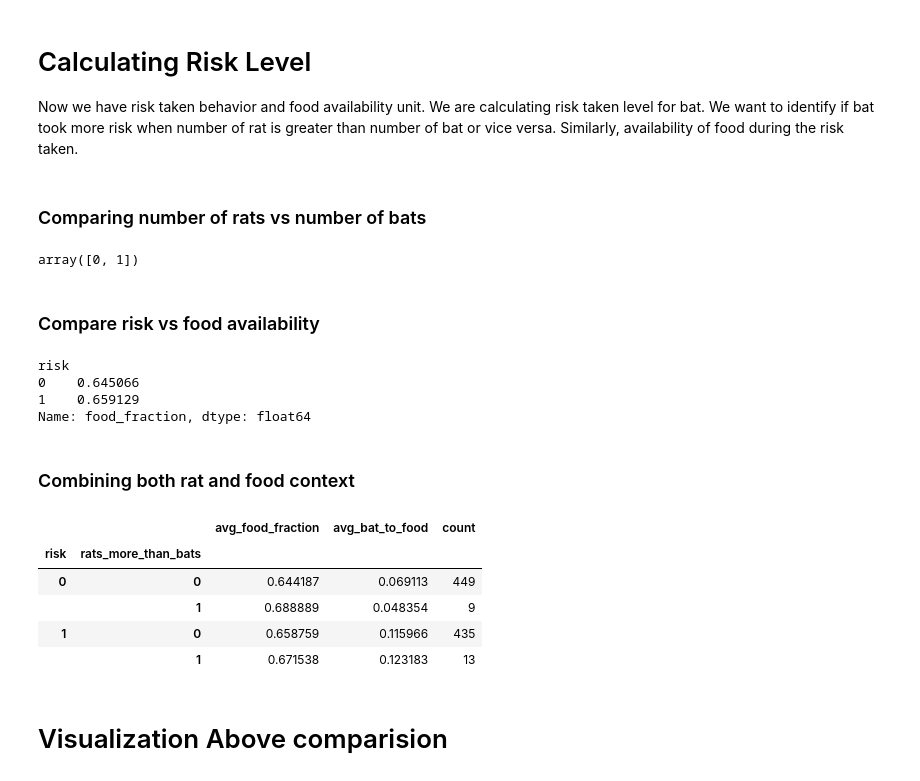
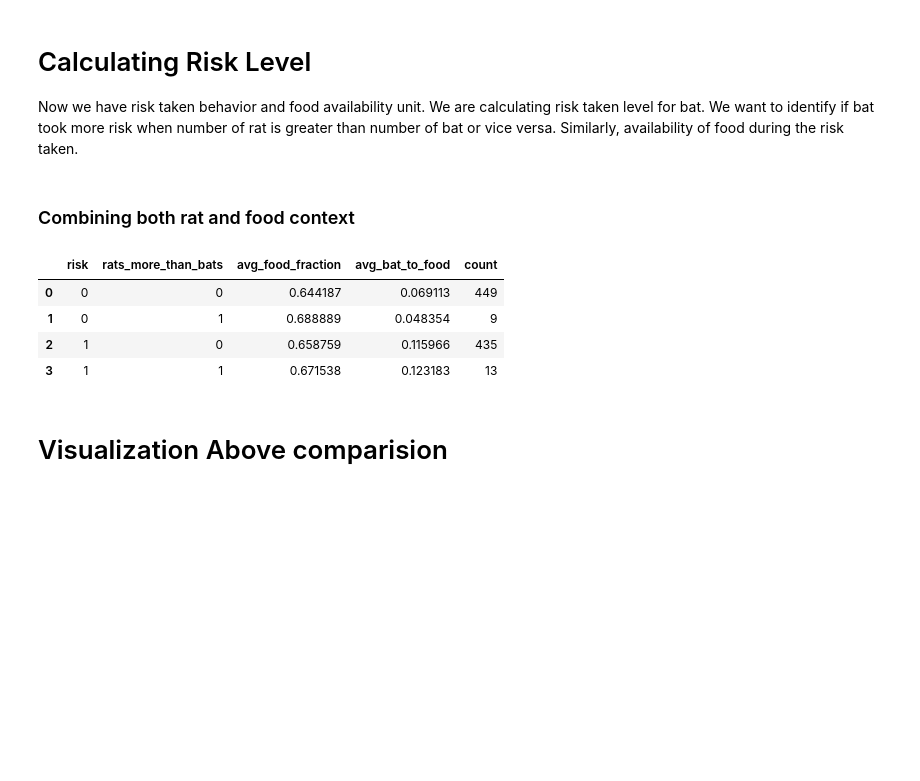
Before and after one commit to ANeupane30/DSFoundation_assignment, a Jupyter notebook: relation.ipynb, the cells around one changed output. Cells and saved outputs as stored; diff of their text form; code cells hidden in the pictures; blank space fills up the shorter version.

```diff
--- a/relation.ipynb
+++ b/relation.ipynb
@@ -93,15 +106,15 @@ memory usage: 163.8+ KB
 In this section,we are confirming if there was rat on food platform when bat landed.
 # %%
-# Method 1
+# #Method 1
 # data['rat_present'] = (
 #     (data['start_time'] >= data['rat_period_start']) &
 #     (data['start_time'] <= data['rat_period_end'])
 # )
-# # data['rat_present'] = data['rat_present'].astype(int)
+# data['rat_present'] = data['rat_present'].astype(int)
 
 
 # Method 2
-data['rat_present'] = data['rat_minutes'].fillna(0) > 0
+data['rat_present'] = data['rat_arrival_number'].fillna(0) > 0
 data['rat_present'] = data['rat_present'].astype(int)
-data['rat_present'].unique()
+data['rat_present'].value_counts()
 # %% [output]
@@ -145,37 +179,20 @@ Name: food_fraction, Length: 906, dtype: float64
 # %% [markdown]
 # Calculating Risk Level
 Now we have risk taken behavior and food availability unit. We are calculating risk taken level for bat. We want to identify if bat took more risk when number of rat is greater than number of bat or vice versa. Similarly, availability of food during the risk taken.
-# %% [markdown]
-### Comparing number of rats vs number of bats
-# %%
-data['rats_more_than_bats'] = (data['rat_arrival_number'] > data['bat_count']).astype(int)
-data['rats_more_than_bats'].unique()
-# %% [output]
-array([0, 1])
-# %% [markdown]
-### Compare risk vs food availability
-# %%
-data.groupby('risk')['food_fraction'].mean()
-# %% [output]
-risk
-0    0.645066
-1    0.659129
-Name: food_fraction, dtype: float64
 # %% [markdown]
 ### Combining both rat and food context
 # %%
 summary = data.groupby(['risk', 'rats_more_than_bats']).agg(
     avg_food_fraction = ('food_fraction', 'mean'),
     avg_bat_to_food = ('bat_landing_to_food_min', 'mean'),
     count = ('start_time', 'count')
-)
+).reset_index()
 summary
 # %% [output]
-|  |  | avg_food_fraction | avg_bat_to_food | count |
-| risk | rats_more_than_bats |  |  |  |
-| 0 | 0 | 0.644187 | 0.069113 | 449 |
-|  | 1 | 0.688889 | 0.048354 | 9 |
-| 1 | 0 | 0.658759 | 0.115966 | 435 |
-|  | 1 | 0.671538 | 0.123183 | 13 |
+|  | risk | rats_more_than_bats | avg_food_fraction | avg_bat_to_food | count |
+| 0 | 0 | 0 | 0.644187 | 0.069113 | 449 |
+| 1 | 0 | 1 | 0.688889 | 0.048354 | 9 |
+| 2 | 1 | 0 | 0.658759 | 0.115966 | 435 |
+| 3 | 1 | 1 | 0.671538 | 0.123183 | 13 |
 # %% [markdown]
 # Visualization Above comparision
```
Also changed, not shown: parts of 28 cells of this notebook, 1 other file.
